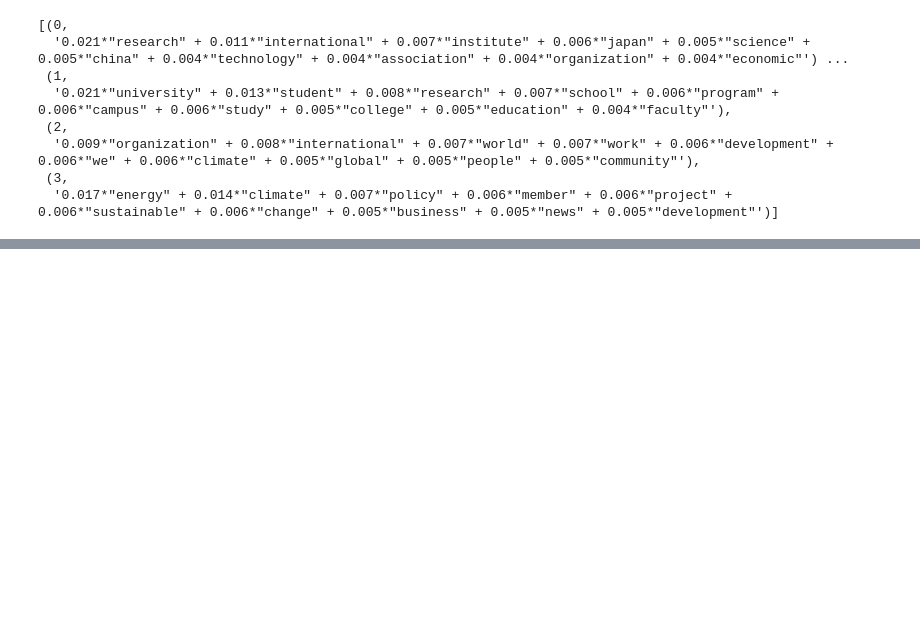
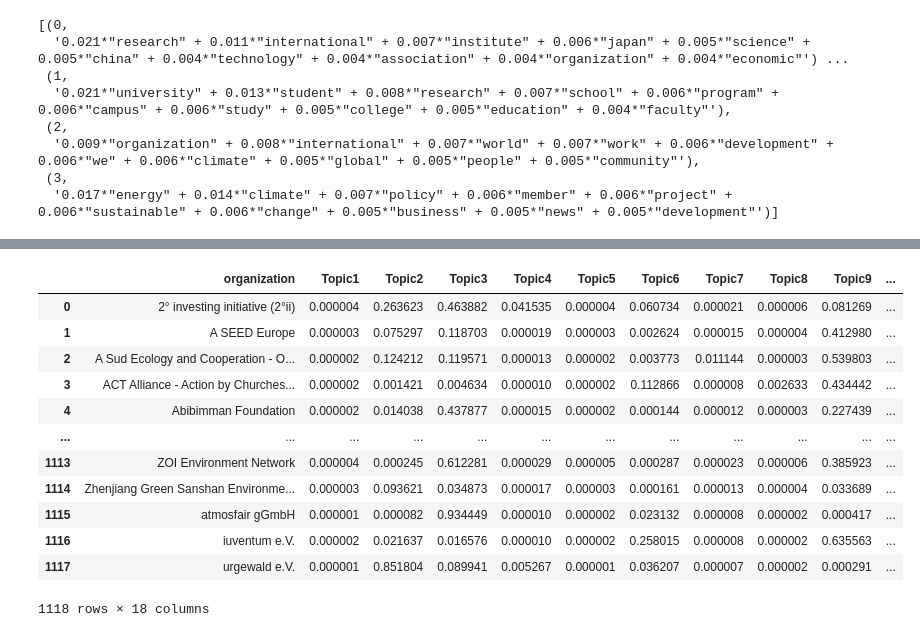
Before and after one commit to datadrivenenvirolab/IAD_blockchain, a Jupyter notebook: Web-scraped data/Final Model LDA Pipeline.ipynb, the cells around one changed output, grey strips where cells are left out. Saved outputs shown, nothing was run; the diff lists cells and outputs as text; code cells hidden in the pictures; blank space fills up the shorter version.

```diff
--- a/Web-scraped data/Final Model LDA Pipeline.ipynb
+++ b/Web-scraped data/Final Model LDA Pipeline.ipynb
@@ -68,3 +68,6 @@ df
 | 1116 | iuventum e.V. | iuventum - Wikipedia iuventum Fro... |
 | 1117 | urgewald e.V. | Our team | urgewald e.V. Skip to ... |
 1118 rows × 2 columns
+# %%
+df2 = df.rename({'Text': 'merged_texts'}, axis=1)
+df2
@@ -527,0 +744,22 @@ model.show_topics()
+# %%
+E2 = transform_document_topic_list(document_topics_16, list(df2.organization))
+E2
+
+cols = E2.columns.tolist()
+cols = cols[-1:] + cols[:-1]
+E2 = E2[cols]
+E2
+# %% [output]
+|  | organization | Topic1 | Topic2 | Topic3 | Topic4 | Topic5 | Topic6 | Topic7 | Topic8 | Topic9 | ... |
+| 0 | 2° investing initiative (2°ii) | 0.000004 | 0.263623 | 0.463882 | 0.041535 | 0.000004 | 0.060734 | 0.000021 | 0.000006 | 0.081269 | ... |
+| 1 | A SEED Europe | 0.000003 | 0.075297 | 0.118703 | 0.000019 | 0.000003 | 0.002624 | 0.000015 | 0.000004 | 0.412980 | ... |
+| 2 | A Sud Ecology and Cooperation - O... | 0.000002 | 0.124212 | 0.119571 | 0.000013 | 0.000002 | 0.003773 | 0.011144 | 0.000003 | 0.539803 | ... |
+| 3 | ACT Alliance - Action by Churches... | 0.000002 | 0.001421 | 0.004634 | 0.000010 | 0.000002 | 0.112866 | 0.000008 | 0.002633 | 0.434442 | ... |
+| 4 | Abibimman Foundation | 0.000002 | 0.014038 | 0.437877 | 0.000015 | 0.000002 | 0.000144 | 0.000012 | 0.000003 | 0.227439 | ... |
+| ... | ... | ... | ... | ... | ... | ... | ... | ... | ... | ... | ... |
+| 1113 | ZOI Environment Network | 0.000004 | 0.000245 | 0.612281 | 0.000029 | 0.000005 | 0.000287 | 0.000023 | 0.000006 | 0.385923 | ... |
+| 1114 | Zhenjiang Green Sanshan Environme... | 0.000003 | 0.093621 | 0.034873 | 0.000017 | 0.000003 | 0.000161 | 0.000013 | 0.000004 | 0.033689 | ... |
+| 1115 | atmosfair gGmbH | 0.000001 | 0.000082 | 0.934449 | 0.000010 | 0.000002 | 0.023132 | 0.000008 | 0.000002 | 0.000417 | ... |
+| 1116 | iuventum e.V. | 0.000002 | 0.021637 | 0.016576 | 0.000010 | 0.000002 | 0.258015 | 0.000008 | 0.000002 | 0.635563 | ... |
+| 1117 | urgewald e.V. | 0.000001 | 0.851804 | 0.089941 | 0.005267 | 0.000001 | 0.036207 | 0.000007 | 0.000002 | 0.000291 | ... |
+1118 rows × 18 columns
```
Also changed, not shown: parts of 27 cells of this notebook, 14 other files.
